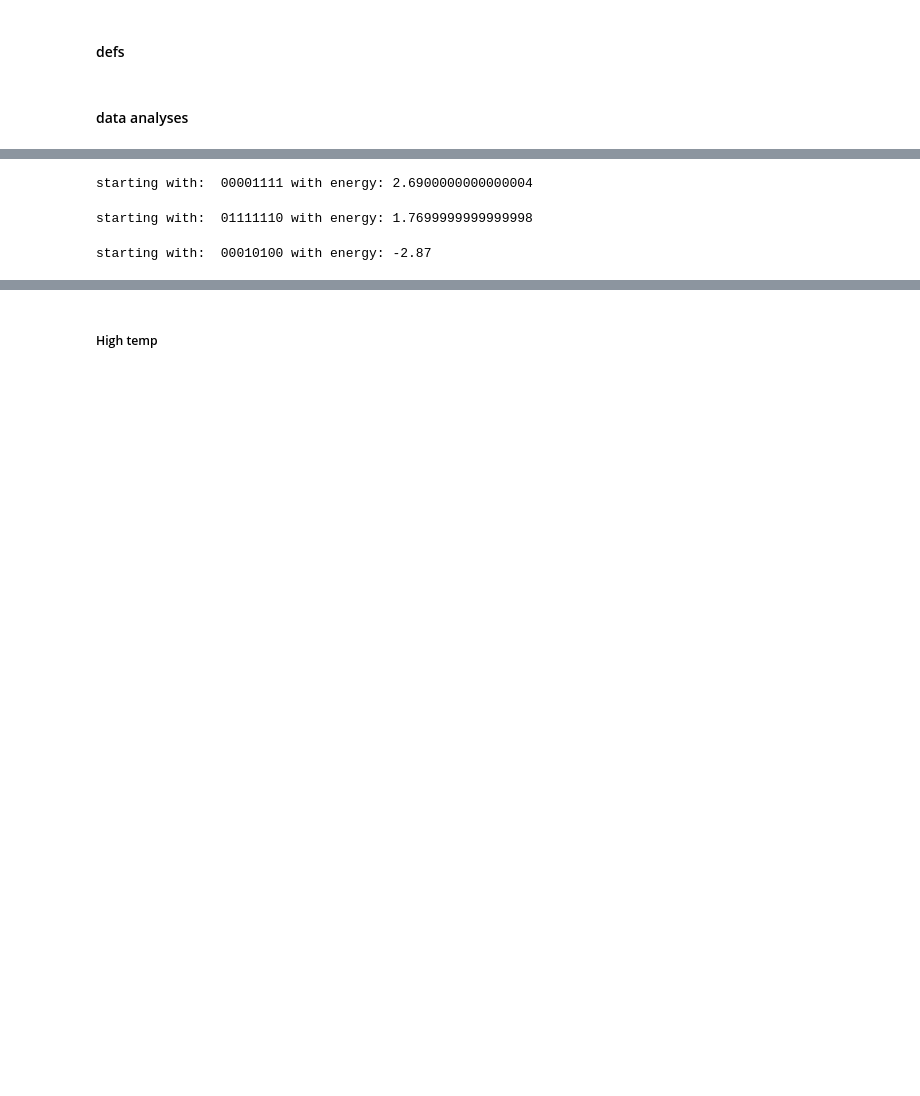
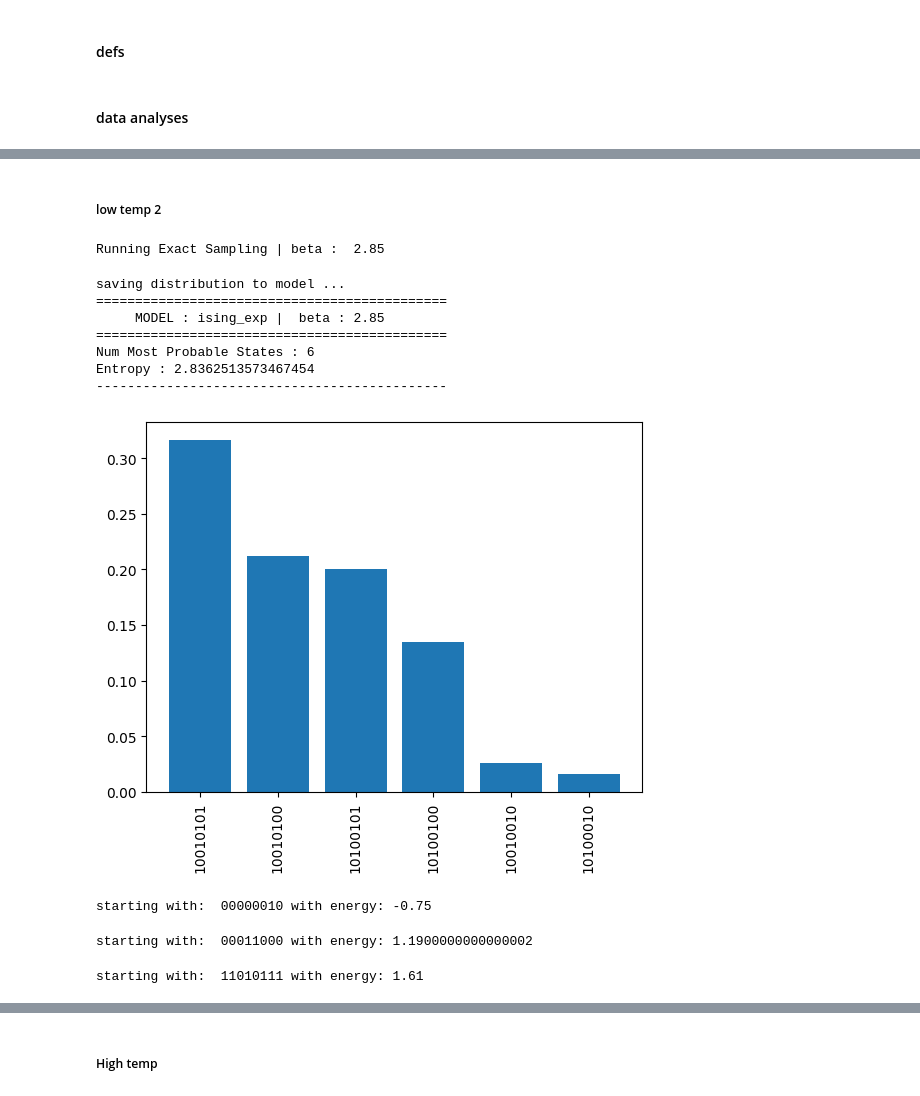
Before and after one commit to pafloxy/qhack-project-raflaneq, a Jupyter notebook: proposal_matrix.ipynb, the cells around one changed output, grey strips where cells are left out. Cells and saved outputs as stored; diff of their text form; code cells hidden in the pictures; blank space fills up the shorter version.

```diff
--- a/proposal_matrix.ipynb
+++ b/proposal_matrix.ipynb
@@ -218,3 +250,20 @@ Entropy : 4.233242821254769
+# %% [markdown]
+##### low temp 2
+# %%
+beta = 2.85; temperature = 1 / beta
+
+esm_model = Exact_Sampling(model, beta= beta, verbose= True)
+esm_model.sampling_summary()
+# %% [output]
+Running Exact Sampling | beta :  2.85
+saving distribution to model ...
+=============================================
+     MODEL : ising_exp |  beta : 2.85
+=============================================
+Num Most Probable States : 6
+Entropy : 2.8362513573467454
+---------------------------------------------
+[figure, added]
 # %%
 qchain_0 = build_mcmc_from_transition_dict(5000, esm_model, transition_dict, temperature= temperature, verbose= True, include_asymmetry=False)
 cchain = classical_mcmc(5000, esm_model,temperature= temperature, verbose=True)
@@ -223,9 +272,9 @@ qtrj_0 = get_trajectory_statistics(qchain_0, esm_model, verbose=False)
 qtrj_1 = get_trajectory_statistics(qchain_1, esm_model, verbose=False)
 ctrj = get_trajectory_statistics(cchain, esm_model, verbose=False)
 # %% [output]
-starting with:  00001111 with energy: 2.6900000000000004
+starting with:  00000010 with energy: -0.75
-starting with:  01111110 with energy: 1.7699999999999998
+starting with:  00011000 with energy: 1.1900000000000002
-starting with:  00010100 with energy: -2.87
+starting with:  11010111 with energy: 1.61
 # %%
 plt.figure(figsize=(10,10))
 
```
Also changed, not shown: parts of 19 cells of this notebook, 4 other files.
